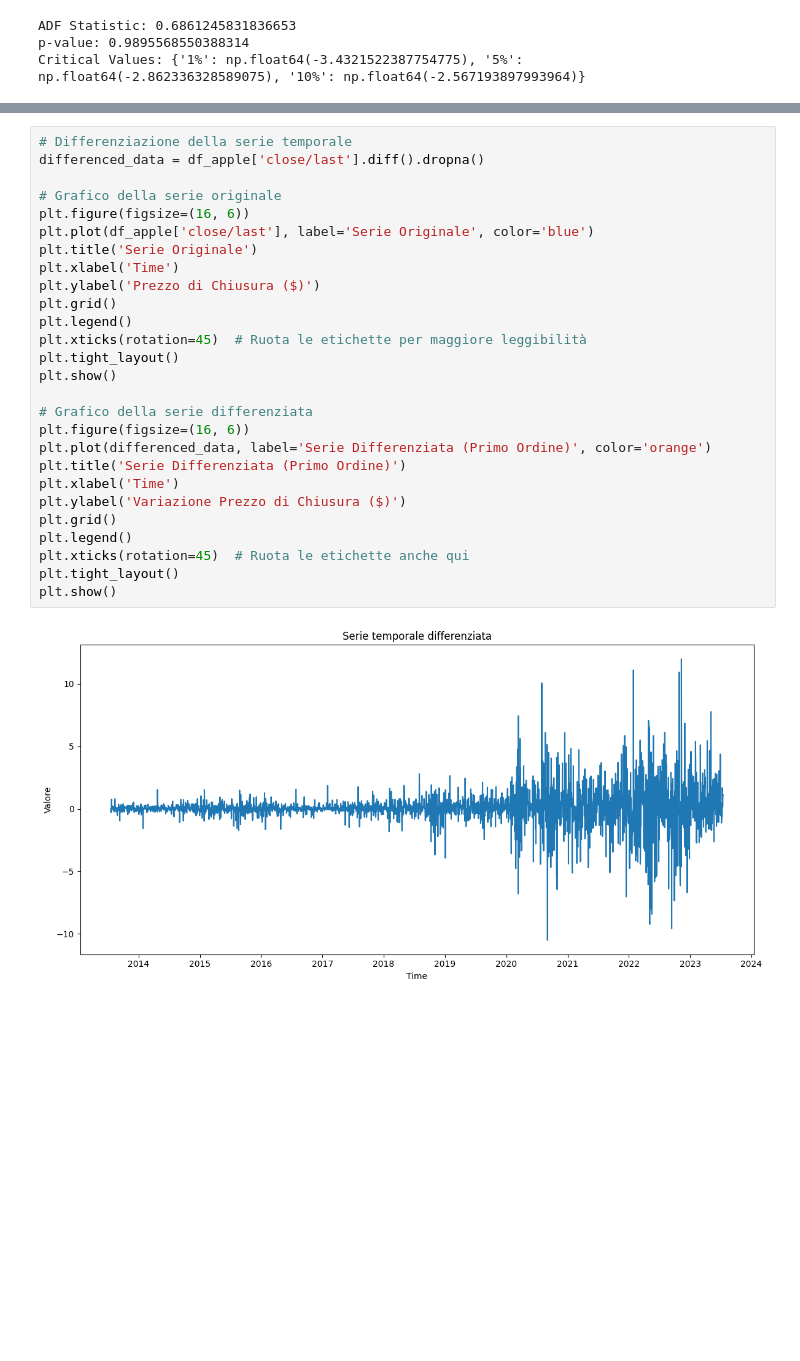
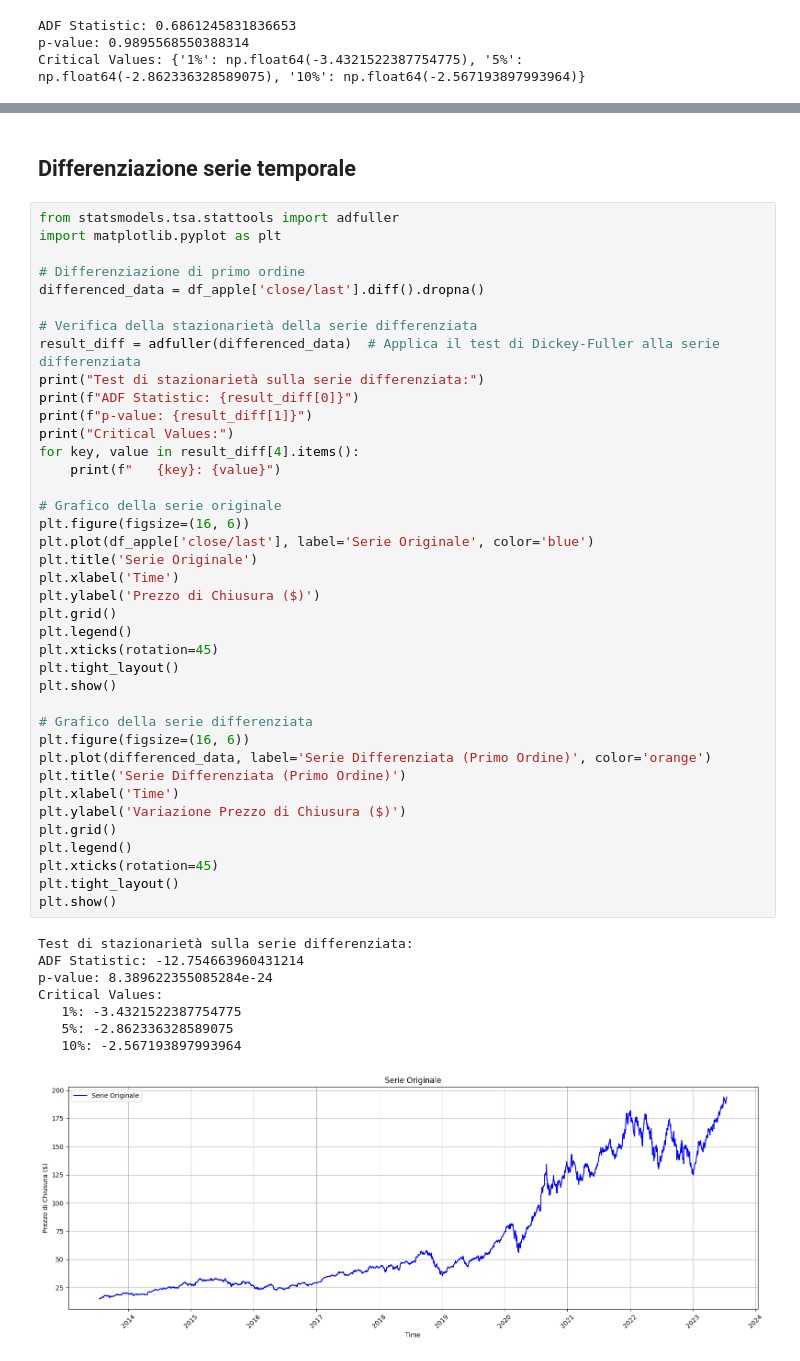
Before and after one commit to diegosantarelli/Data_science_2024, a Jupyter notebook: DS_Python/Stock_market.ipynb, the cells around one changed output, grey strips where cells are left out. Cells and saved outputs as stored; diff of their text form; blank space fills up the shorter version.

```diff
--- a/DS_Python/Stock_market.ipynb
+++ b/DS_Python/Stock_market.ipynb
@@ -344,29 +348,50 @@ Critical Values: {'1%': np.float64(-3.4321522387754775), '5%': np.float64(-2.862
+# %% [markdown]
+## Differenziazione serie temporale
 # %%
-# Differenziazione della serie temporale
+from statsmodels.tsa.stattools import adfuller
+import matplotlib.pyplot as plt
+
+# Differenziazione di primo ordine
 differenced_data = df_apple['close/last'].diff().dropna()
+
+# Verifica della stazionarietà della serie differenziata
+result_diff = adfuller(differenced_data)  # Applica il test di Dickey-Fuller alla serie differenziata
+print("Test di stazionarietà sulla serie differenziata:")
+print(f"ADF Statistic: {result_diff[0]}")
+print(f"p-value: {result_diff[1]}")
+print("Critical Values:")
+for key, value in result_diff[4].items():
+    print(f"   {key}: {value}")
 
 # Grafico della serie originale
 plt.figure(figsize=(16, 6))
 plt.plot(df_apple['close/last'], label='Serie Originale', color='blue')
 plt.title('Serie Originale')
 plt.xlabel('Time')
 plt.ylabel('Prezzo di Chiusura ($)')
 plt.grid()
 plt.legend()
-plt.xticks(rotation=45)  # Ruota le etichette per maggiore leggibilità
+plt.xticks(rotation=45)
 plt.tight_layout()
 plt.show()
 
 # Grafico della serie differenziata
 plt.figure(figsize=(16, 6))
 plt.plot(differenced_data, label='Serie Differenziata (Primo Ordine)', color='orange')
 plt.title('Serie Differenziata (Primo Ordine)')
 plt.xlabel('Time')
 plt.ylabel('Variazione Prezzo di Chiusura ($)')
 plt.grid()
 plt.legend()
-plt.xticks(rotation=45)  # Ruota le etichette anche qui
+plt.xticks(rotation=45)
 plt.tight_layout()
 plt.show()
 # %% [output]
+Test di stazionarietà sulla serie differenziata:
+ADF Statistic: -12.754663960431214
+p-value: 8.389622355085284e-24
+Critical Values:
+   1%: -3.4321522387754775
+   5%: -2.862336328589075
+   10%: -2.567193897993964
-[figure, old version]
+[figure, new version]
```
Also changed, not shown: parts of 34 cells of this notebook, 1 other file.
